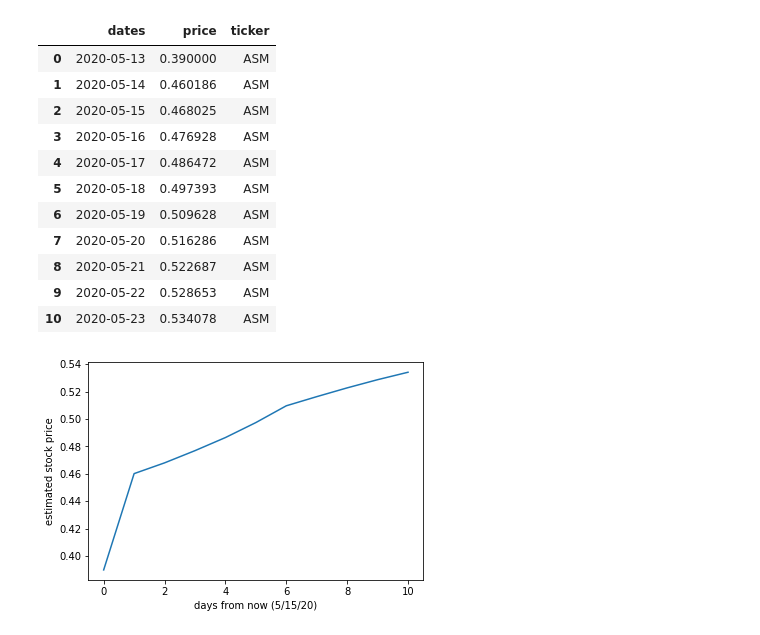
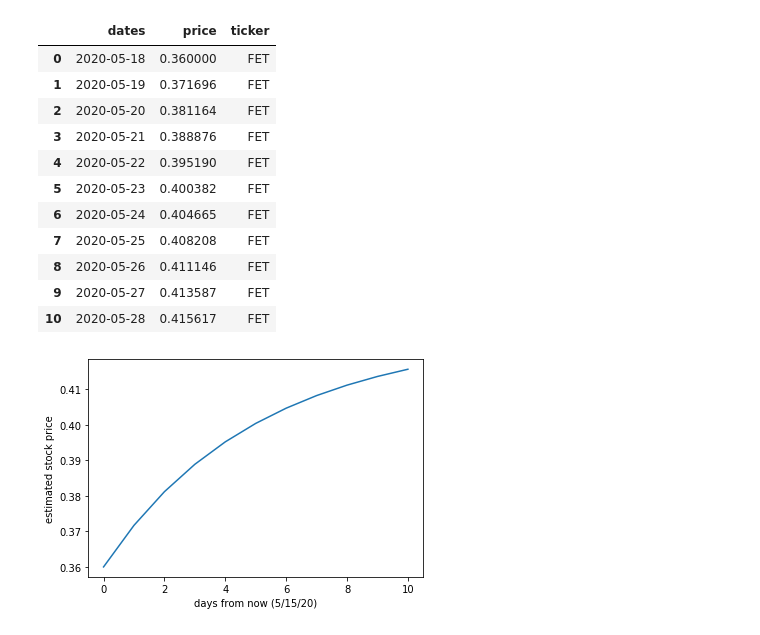
Before and after one commit to chubbar9/Stock_Test_Scripts, a Jupyter notebook: Scratch_Notebooks/day_trading_scripts_scratch.ipynb, the cells around one changed output. Drawn from its saved outputs; the diff is of its cells as text; code cells hidden in the pictures.

```diff
--- a/Scratch_Notebooks/day_trading_scripts_scratch.ipynb
+++ b/Scratch_Notebooks/day_trading_scripts_scratch.ipynb
@@ -74,6 +74,7 @@ import pandas as pd
 import numpy as np
 import keras
 import tensorflow as tf
+from sklearn.preprocessing import MinMaxScaler
 from keras.preprocessing.sequence import TimeseriesGenerator
 from keras.models import Sequential
 from keras.layers import LSTM, Dense
@@ -90,8 +91,9 @@ def make_estimates(ticker_symbol, epos, metric = 'Close', look_back = 5, look_fo
     close_data = close_data.reshape((-1,1))
     split_percent = 0.70
     split = int(split_percent*len(close_data))
-    close_train = close_data[:split]
-    close_test = close_data[split:]
+    min_max_scaler = MinMaxScaler()
+    close_train =  min_max_scaler.fit_transform(close_data[:split])
+    close_test =  min_max_scaler.fit_transform(close_data[split:])
     date_train = df['Date'][:split]
     date_test = df['Date'][split:]
     train_generator = TimeseriesGenerator(close_train, close_train, length=look_back, batch_size=20)
@@ -172,20 +174,20 @@ def make_estimates(ticker_symbol, epos, metric = 'Close', look_back = 5, look_fo
     plt.ylabel('estimated stock price')
     return(out_frame)
 # %%
-make_estimates(ticker_symbol = 'ASM', epos = 25, start_date = '2019-5-1', end_date = '2020-5-14')
+make_estimates(ticker_symbol = 'FET', epos = 100, start_date = '2020-03-19', end_date = '2020-5-19', look_back = 1)
 # %% [output]
 [interactive output not drawn]
 |  | dates | price | ticker |
-| 0 | 2020-05-13 | 0.390000 | ASM |
-| 1 | 2020-05-14 | 0.460186 | ASM |
-| 2 | 2020-05-15 | 0.468025 | ASM |
-| 3 | 2020-05-16 | 0.476928 | ASM |
-| 4 | 2020-05-17 | 0.486472 | ASM |
-| 5 | 2020-05-18 | 0.497393 | ASM |
-| 6 | 2020-05-19 | 0.509628 | ASM |
-| 7 | 2020-05-20 | 0.516286 | ASM |
-| 8 | 2020-05-21 | 0.522687 | ASM |
-| 9 | 2020-05-22 | 0.528653 | ASM |
-| 10 | 2020-05-23 | 0.534078 | ASM |
+| 0 | 2020-05-18 | 0.360000 | FET |
+| 1 | 2020-05-19 | 0.371696 | FET |
+| 2 | 2020-05-20 | 0.381164 | FET |
+| 3 | 2020-05-21 | 0.388876 | FET |
+| 4 | 2020-05-22 | 0.395190 | FET |
+| 5 | 2020-05-23 | 0.400382 | FET |
+| 6 | 2020-05-24 | 0.404665 | FET |
+| 7 | 2020-05-25 | 0.408208 | FET |
+| 8 | 2020-05-26 | 0.411146 | FET |
+| 9 | 2020-05-27 | 0.413587 | FET |
+| 10 | 2020-05-28 | 0.415617 | FET |
-[figure, old version]
+[figure, new version]
 # %%
```
Also changed, not shown: parts of 2 cells of this notebook.
